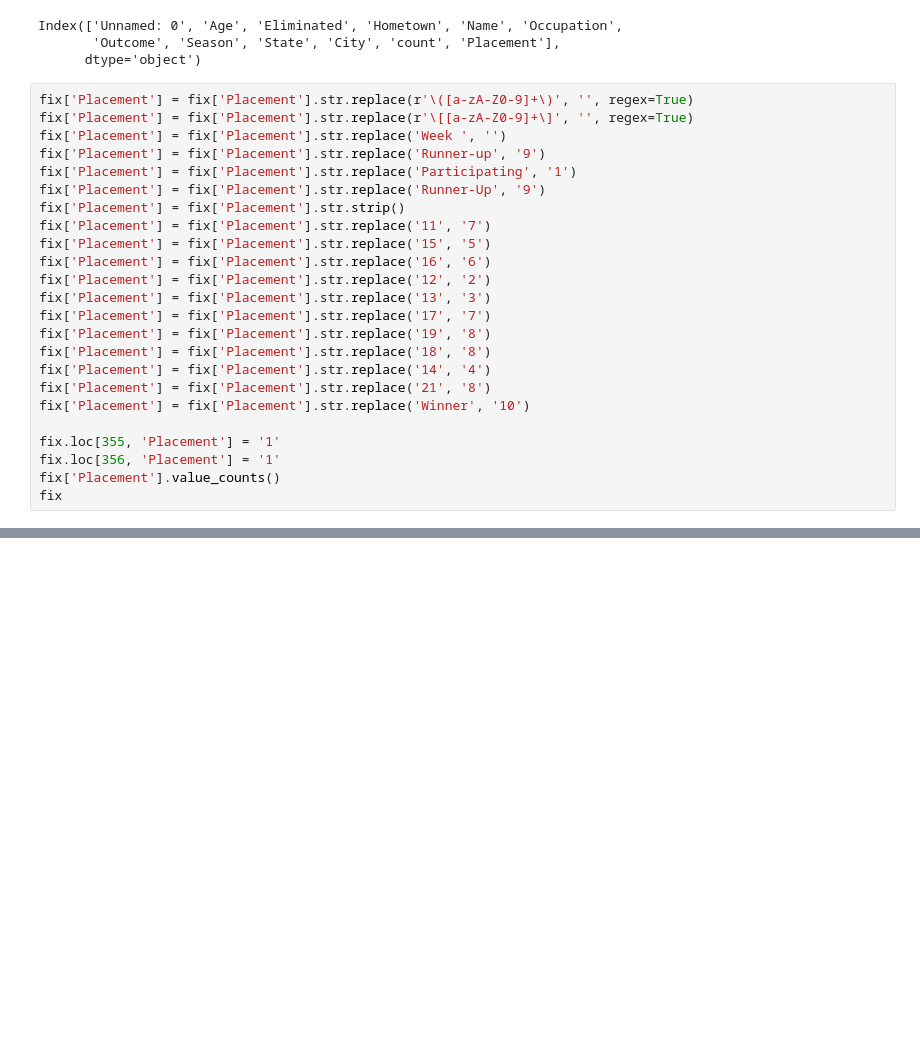
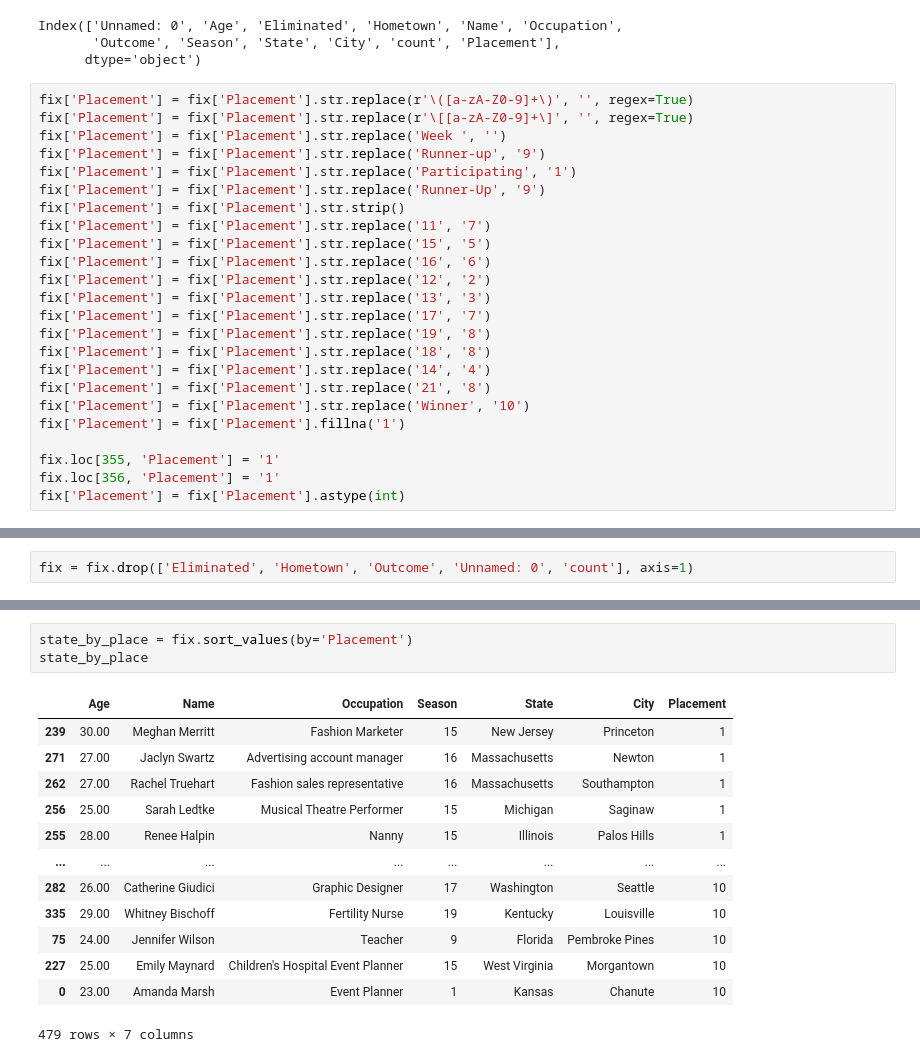
Before and after one commit to Jeff-Nibbs/bachelor-data-dive, a Jupyter notebook: PythonProject/bachelor-data/bachelor.ipynb, the cells around one changed output, grey strips where cells are left out. Saved outputs shown, nothing was run; the diff lists cells and outputs as text; blank space fills up the shorter version.

```diff
--- a/PythonProject/bachelor-data/bachelor.ipynb
+++ b/PythonProject/bachelor-data/bachelor.ipynb
@@ -252,8 +167,8 @@ fix['Placement'] = fix['Placement'].str.replace('18', '8')
 fix['Placement'] = fix['Placement'].str.replace('14', '4')
 fix['Placement'] = fix['Placement'].str.replace('21', '8')
 fix['Placement'] = fix['Placement'].str.replace('Winner', '10')
+fix['Placement'] = fix['Placement'].fillna('1')
 
 fix.loc[355, 'Placement'] = '1'
 fix.loc[356, 'Placement'] = '1'
-fix['Placement'].value_counts()
-fix
+fix['Placement'] = fix['Placement'].astype(int)
@@ -273,0 +175,2 @@ fix
+# %%
+fix = fix.drop(['Eliminated', 'Hometown', 'Outcome', 'Unnamed: 0', 'count'], axis=1)
@@ -273,0 +192,17 @@ fix
+# %%
+state_by_place = fix.sort_values(by='Placement')
+state_by_place
+# %% [output]
+|  | Age | Name | Occupation | Season | State | City | Placement |
+| 239 | 30.00 | Meghan Merritt | Fashion Marketer | 15 | New Jersey | Princeton | 1 |
+| 271 | 27.00 | Jaclyn Swartz | Advertising account manager | 16 | Massachusetts | Newton | 1 |
+| 262 | 27.00 | Rachel Truehart | Fashion sales representative | 16 | Massachusetts | Southampton | 1 |
+| 256 | 25.00 | Sarah Ledtke | Musical Theatre Performer | 15 | Michigan | Saginaw | 1 |
+| 255 | 28.00 | Renee Halpin | Nanny | 15 | Illinois | Palos Hills | 1 |
+| ... | ... | ... | ... | ... | ... | ... | ... |
+| 282 | 26.00 | Catherine Giudici | Graphic Designer | 17 | Washington | Seattle | 10 |
+| 335 | 29.00 | Whitney Bischoff | Fertility Nurse | 19 | Kentucky | Louisville | 10 |
+| 75 | 24.00 | Jennifer Wilson | Teacher | 9 | Florida | Pembroke Pines | 10 |
+| 227 | 25.00 | Emily Maynard | Children's Hospital Event Planner | 15 | West Virginia | Morgantown | 10 |
+| 0 | 23.00 | Amanda Marsh | Event Planner | 1 | Kansas | Chanute | 10 |
+479 rows × 7 columns
```
Also changed, not shown: parts of 9 cells of this notebook.
